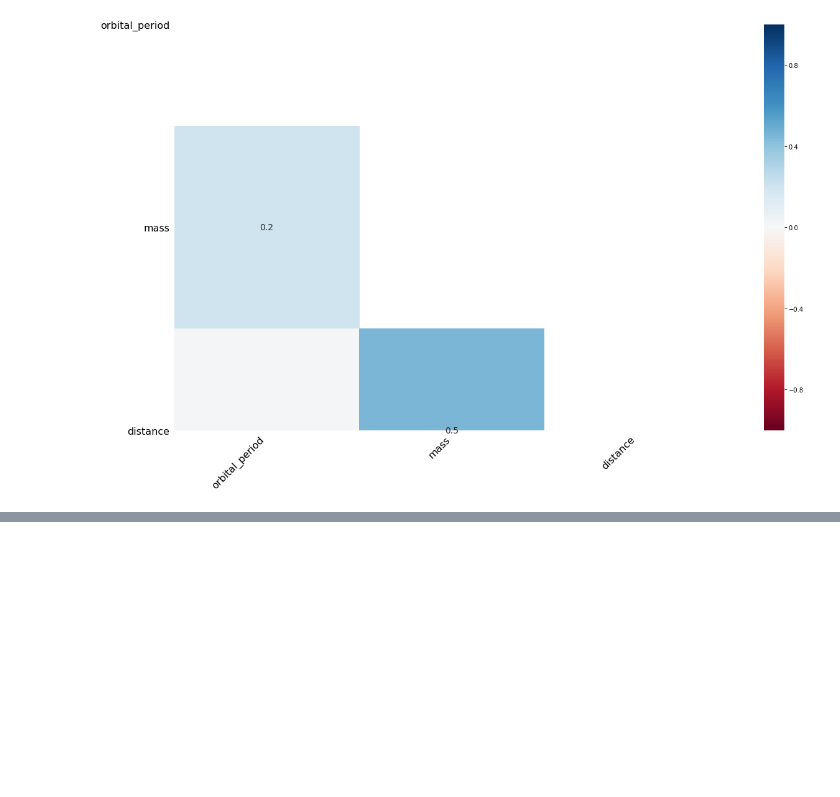
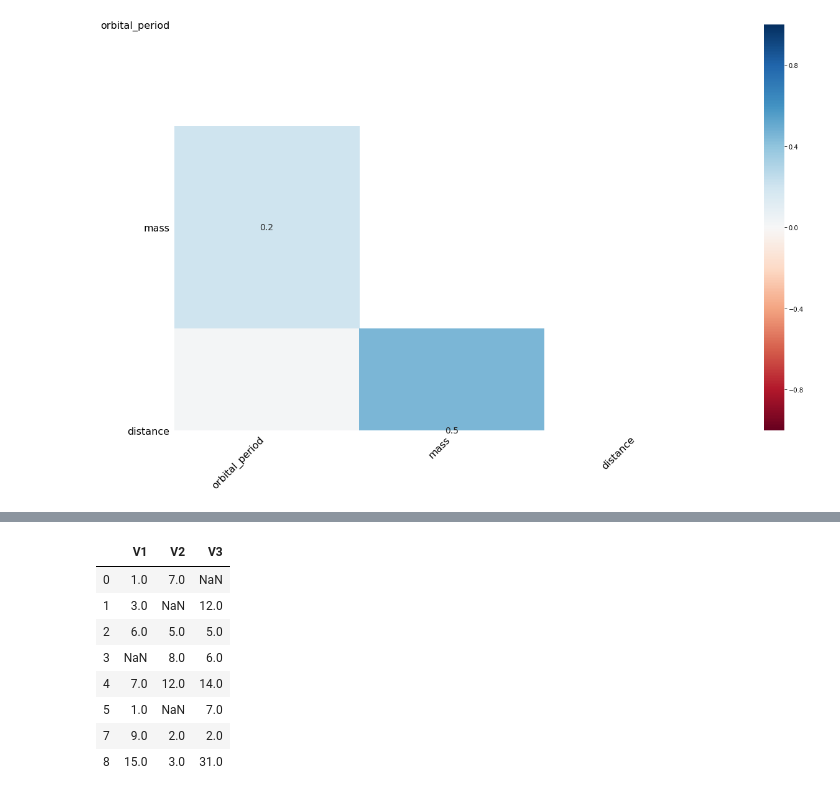
Before and after one commit to Furkan-Gulsen/veri_bilimi_ve_makine_ogrenmesi, a Jupyter notebook: Veri Ön İşleme/1.2- Eksik Veri Analizi.ipynb, the cells around one changed output, grey strips where cells are left out. Saved outputs shown, nothing was run; the diff lists cells and outputs as text; code cells hidden in the pictures; blank space fills up the shorter version.

```diff
--- a/Veri Ön İşleme/1.2- Eksik Veri Analizi.ipynb
+++ b/Veri Ön İşleme/1.2- Eksik Veri Analizi.ipynb
@@ -366,0 +371,15 @@ msno.heatmap(df)
+# %%
+import numpy as np
+import pandas as pd
+
+V1 = np.array([1,3,6,np.NaN,7,1,np.NaN,9,15])
+V2 = np.array([7,np.NaN,5,8,12,np.NaN,np.NaN,2,3])
+V3 = np.array([np.NaN,12,5,6,14,7,np.NaN,2,31])
+
+df = pd.DataFrame({
+    "V1": V1,
+    "V2": V2,
+    "V3": V3
+})
+
+df
@@ -366,0 +405,12 @@ msno.heatmap(df)
+# %%
+df.dropna(how="all")
+# %% [output]
+|  | V1 | V2 | V3 |
+| 0 | 1.0 | 7.0 | NaN |
+| 1 | 3.0 | NaN | 12.0 |
+| 2 | 6.0 | 5.0 | 5.0 |
+| 3 | NaN | 8.0 | 6.0 |
+| 4 | 7.0 | 12.0 | 14.0 |
+| 5 | 1.0 | NaN | 7.0 |
+| 7 | 9.0 | 2.0 | 2.0 |
+| 8 | 15.0 | 3.0 | 31.0 |
```
Also changed, not shown: parts of 4 cells of this notebook.
